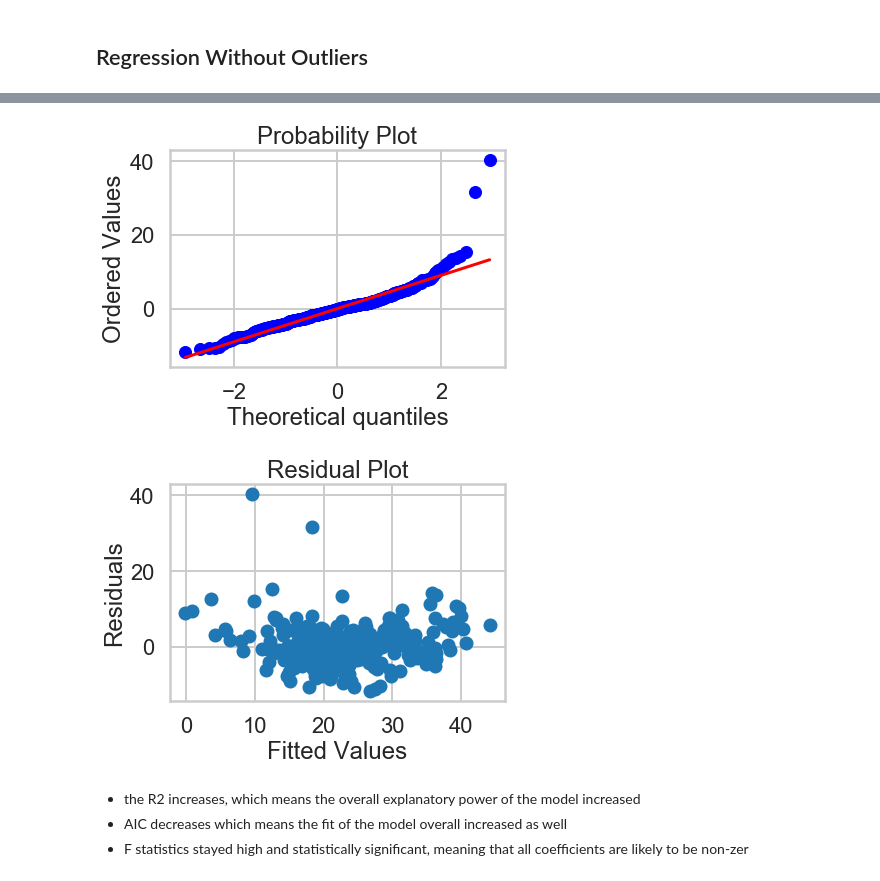
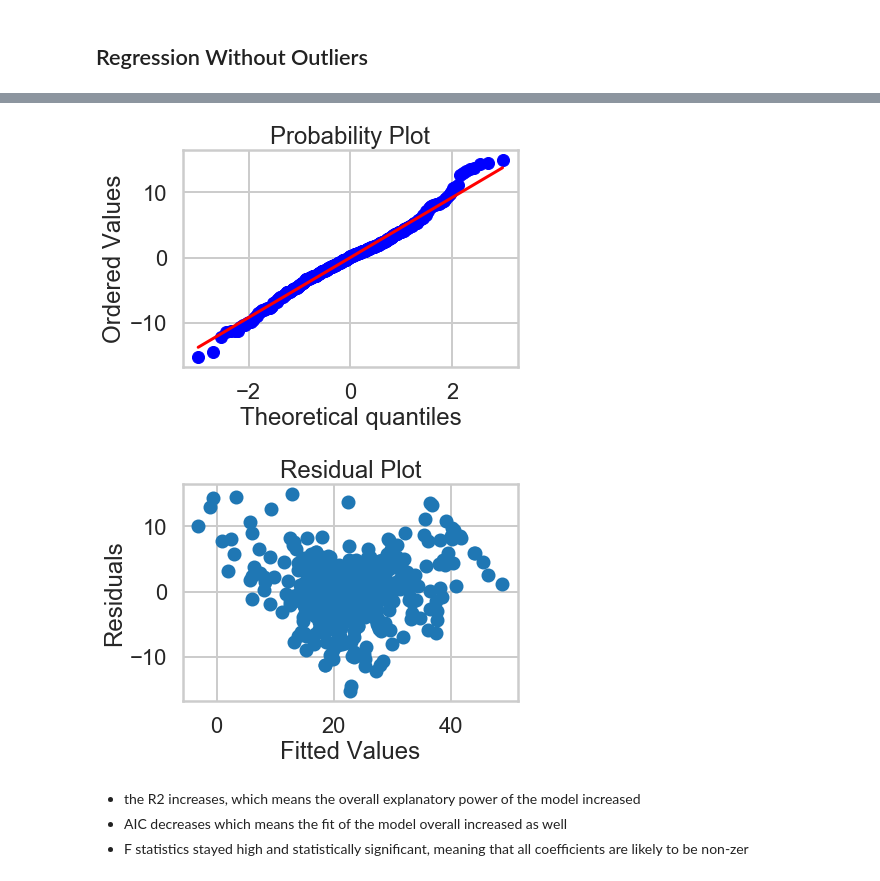
Before and after one commit to ldietsche/Springboard_Course, a Jupyter notebook: Linear Regression/Mini_Project_Linear_Regression.ipynb, the cells around one changed output, grey strips where cells are left out. Cells and saved outputs as stored; diff of their text form; code cells hidden in the pictures.

```diff
--- a/Linear Regression/Mini_Project_Linear_Regression.ipynb
+++ b/Linear Regression/Mini_Project_Linear_Regression.ipynb
@@ -953,7 +949,10 @@ bos_no_outlier.shape
+# %%
+outliers = [364, 365, 367, 368, 369, 370, 371, 372]
+bos_no_outlier = bos.drop(bos.index[outliers])
 # %%
 # This model considers RM, PTRATIO, CRIM, B, and NOX as explanatory variables
-m = ols('PRICE ~ RM + PTRATIO + CRIM', bos_no_outlier).fit()
-print(m.summary())
+no_outlier = ols('PRICE ~ RM + PTRATIO + CRIM', bos_no_outlier).fit()
+print(no_outlier.summary())
 # %% [output]
                             OLS Regression Results
 ==============================================================================
@@ -976,17 +981,17 @@ Warnings:
 from scipy.stats import probplot
 #probplot(m.resid, dist="norm", plot=None)
 
-res = stats.probplot(m.resid, dist='norm', plot = plt)
+res = stats.probplot(no_outlier.resid, dist='norm', plot = plt)
 # %% [output]
-[figure, old version]
+[figure, new version]
 # %%
-plt.scatter(m.fittedvalues, m.resid)
+plt.scatter(no_outlier.fittedvalues, no_outlier.resid)
 plt.xlabel("Fitted Values")
 plt.ylabel("Residuals")
 plt.title("Residual Plot")
 plt.show()
 # %% [output]
-[figure, old version]
+[figure, new version]
 # %% [markdown]
 - the R2 increases, which means the overall explanatory power of the model increased
 - AIC decreases which means the fit of the model overall increased as well
```
Also changed, not shown: parts of 12 cells of this notebook.
